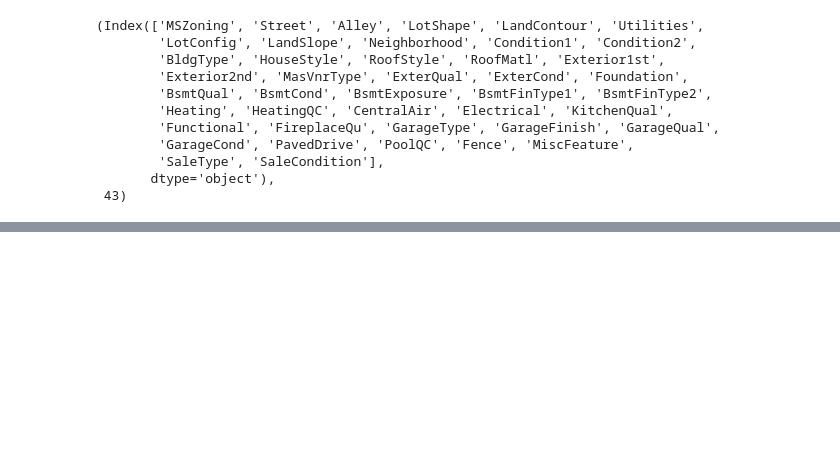
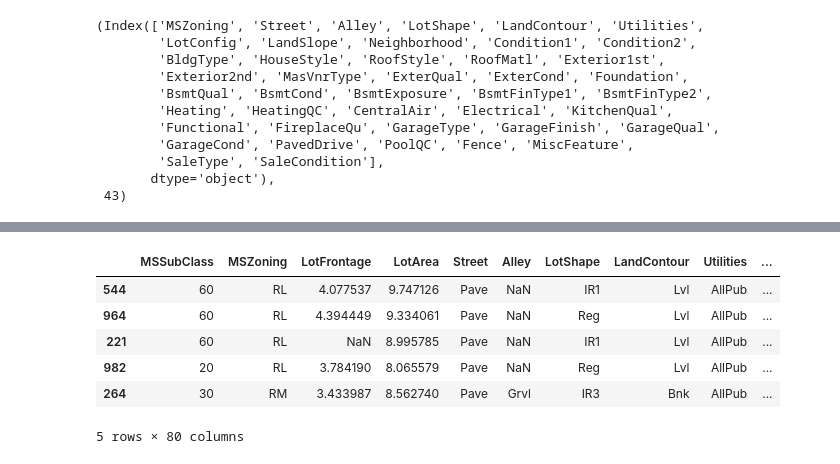
Before and after one commit to indian-coder-aarush/Learning, a Jupyter notebook: HousePriceEDA.ipynb, the cells around one changed output, grey strips where cells are left out. Drawn from its saved outputs; the diff is of its cells as text; code cells hidden in the pictures; blank space fills up the shorter version.

```diff
--- a/HousePriceEDA.ipynb
+++ b/HousePriceEDA.ipynb
@@ -72,0 +69,11 @@ for cat in range(len(axes)):
+# %%
+data.drop(columns = 'Id', inplace = True)
+data.sample(5)
+# %% [output]
+|  | MSSubClass | MSZoning | LotFrontage | LotArea | Street | Alley | LotShape | LandContour | Utilities | ... |
+| 544 | 60 | RL | 4.077537 | 9.747126 | Pave | NaN | IR1 | Lvl | AllPub | ... |
+| 964 | 60 | RL | 4.394449 | 9.334061 | Pave | NaN | Reg | Lvl | AllPub | ... |
+| 221 | 60 | RL | NaN | 8.995785 | Pave | NaN | IR1 | Lvl | AllPub | ... |
+| 982 | 20 | RL | 3.784190 | 8.065579 | Pave | NaN | Reg | Lvl | AllPub | ... |
+| 264 | 30 | RM | 3.433987 | 8.562740 | Pave | Grvl | IR3 | Bnk | AllPub | ... |
+5 rows × 80 columns
```
Also changed, not shown: parts of 10 cells of this notebook.
